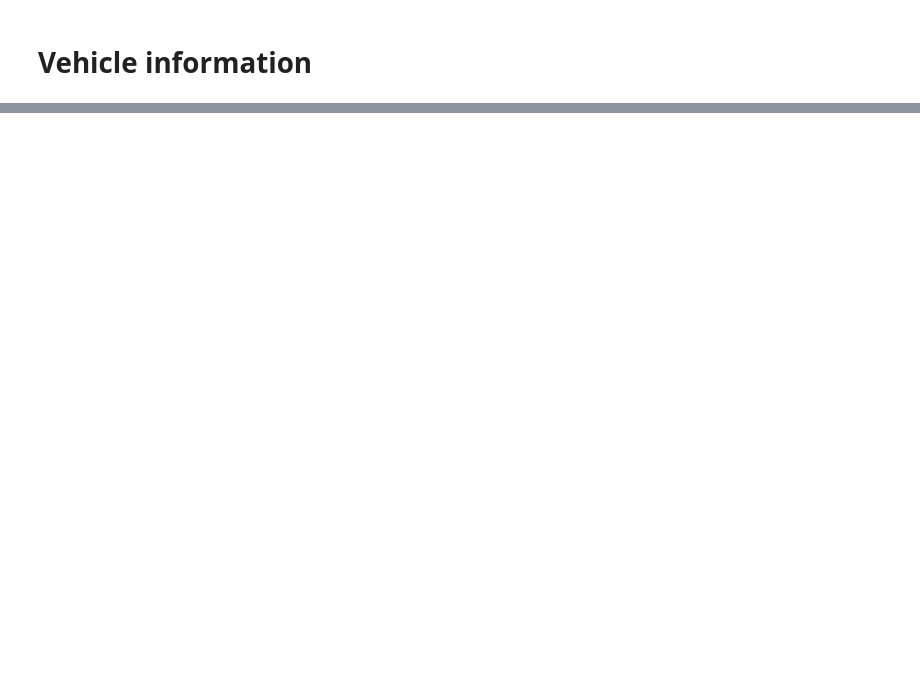
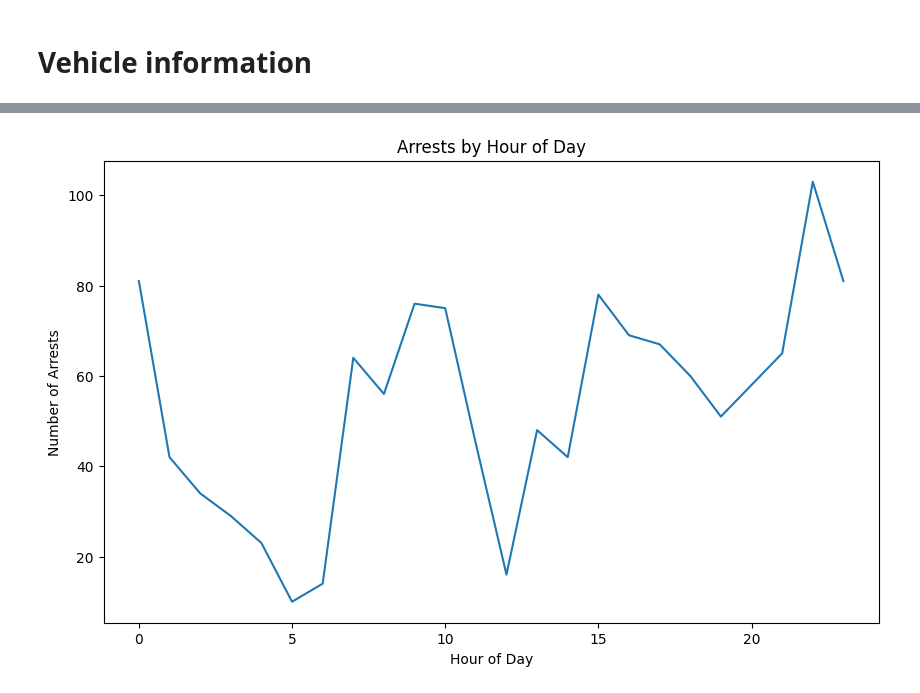
Before and after one commit to irmtou/CS577FinalProject, a Jupyter notebook: CS577FinalProject.ipynb, the cells around one changed output, grey strips where cells are left out. Cells and saved outputs as stored; diff of their text form; code cells hidden in the pictures; blank space fills up the shorter version.

```diff
--- a/CS577FinalProject.ipynb
+++ b/CS577FinalProject.ipynb
@@ -797,0 +899,9 @@ plt.show()
+# %%
+arrests_over_time = df_cleaned.groupby('hour')['arrest_made'].sum()
+arrests_over_time.plot(kind='line', figsize=(10, 6))
+plt.title('Arrests by Hour of Day')
+plt.ylabel('Number of Arrests')
+plt.xlabel('Hour of Day')
+plt.show()
+# %% [output]
+[figure, added]
```
Also changed, not shown: parts of 54 cells of this notebook.
